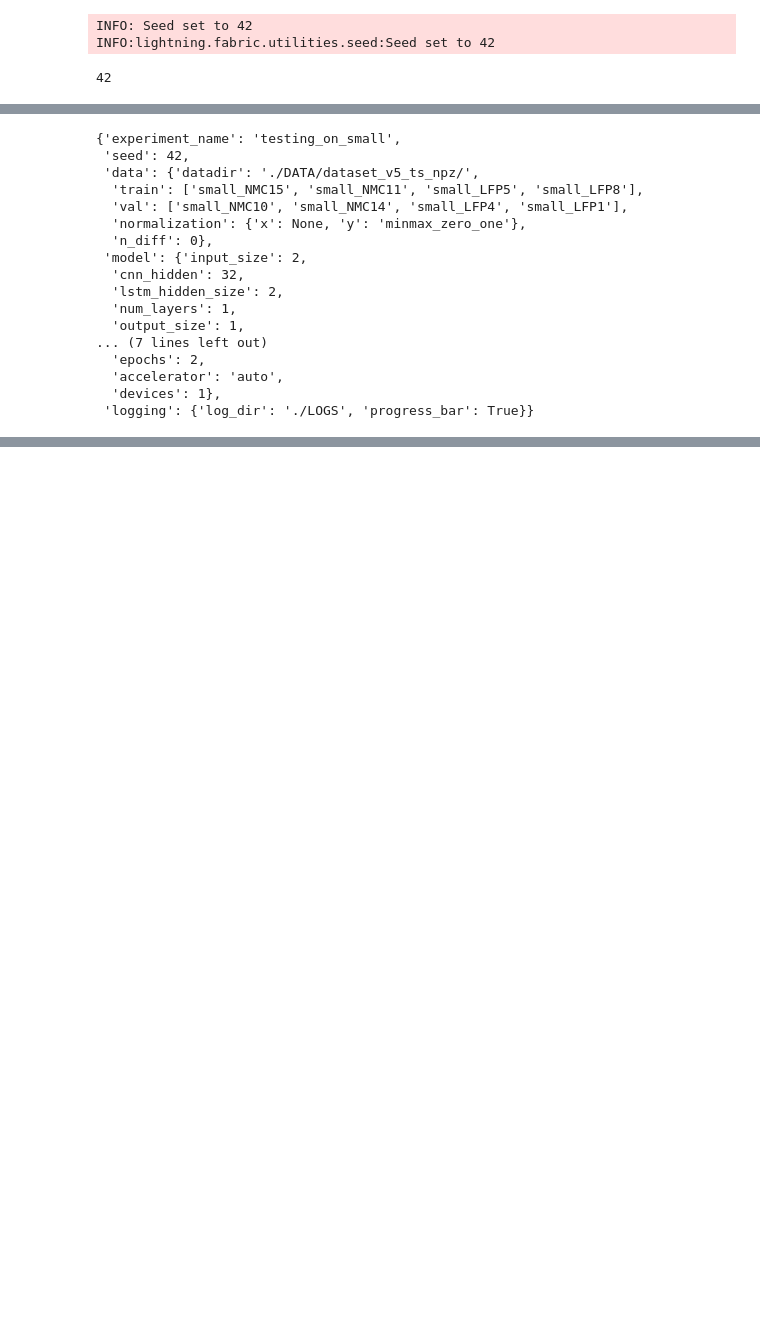
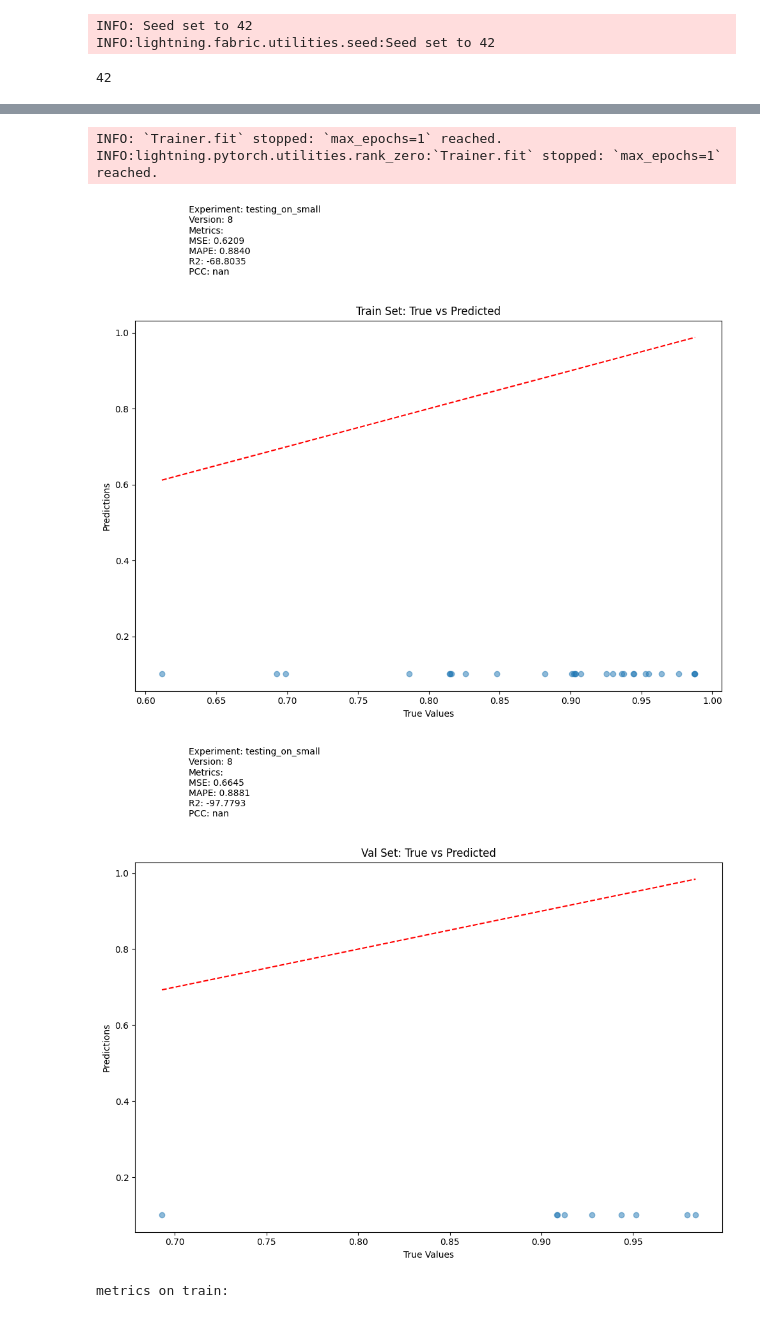
Before and after one commit to palkop11/soh-ml, a Jupyter notebook: interaction.ipynb, the cells around one changed output, grey strips where cells are left out. Cells and saved outputs as stored; diff of their text form; code cells hidden in the pictures; blank space fills up the shorter version.

```diff
--- a/interaction.ipynb
+++ b/interaction.ipynb
@@ -62,4 +56,4 @@ INFO:lightning.fabric.utilities.seed:Seed set to 42
 # pass learning.DEFAULT_CONFIG to use default config
 # or you can specify your own dictionary and run experiment using it
 # also you can pass PATH to config in .yaml format
-learning.run_experiment(learning.DEFAULT_CONFIG)
+#learning.run_experiment(learning.DEFAULT_CONFIG)
@@ -133,20 +62,0 @@ To enable the following instructions: AVX2 FMA, in other operations, rebuild Ten
-# %%
-learning.DEFAULT_CONFIG
-# %% [output]
-{'experiment_name': 'testing_on_small',
- 'seed': 42,
- 'data': {'datadir': './DATA/dataset_v5_ts_npz/',
-  'train': ['small_NMC15', 'small_NMC11', 'small_LFP5', 'small_LFP8'],
-  'val': ['small_NMC10', 'small_NMC14', 'small_LFP4', 'small_LFP1'],
-  'normalization': {'x': None, 'y': 'minmax_zero_one'},
-  'n_diff': 0},
- 'model': {'input_size': 2,
-  'cnn_hidden': 32,
-  'lstm_hidden_size': 2,
-  'num_layers': 1,
-  'output_size': 1,
-... (7 lines left out)
-  'epochs': 2,
-  'accelerator': 'auto',
-  'devices': 1},
- 'logging': {'log_dir': './LOGS', 'progress_bar': True}}
@@ -157,8 +69,15 @@ config_1 = {
 
     'data': {
         'datadir':'./DATA/dataset_v5_ts_npz/',
-        'train': ['small_NMC15', 'small_NMC11', 'small_LFP5', 'small_LFP8'],
-        'val': ['small_NMC10', 'small_NMC14', 'small_LFP4', 'small_LFP1'],
+        'train': [
+                    'small_LFP4',
+                    'small_LFP8',
+                    'small_LFP1',
+                    'small_NMC10',
+                    'small_NMC14',
+                    'small_NMC15',
+                ],
+        'val': ['small_LFP5', 'small_NMC11'],
         #'test': None, # comment this line if you do not pass test dataset
         'normalization': {'x': None, 'y': 'minmax_zero_one'},
         'n_diff': 0,
@@ -166,22 +85,22 @@ config_1 = {
 
     'model': {
         'input_size': 2,
-        'cnn_hidden': 32,
+        'cnn_hidden_dim': 32,
         'lstm_hidden_size': 32,
         'num_layers': 1,
         'output_size': 1,
         'dropout': 0.,
-        'regressor_hidden_dim': None,
+        'regressor_hidden_dim': 1024,
         'output_activation': 'sigmoid',
     },
 
     'resume_ckpt': None,
-    'loss_type': 'huber',
+    'loss_type': 'mse',
 
     'training': {
         'batch_size': 32,
         'learning_rate': 1e-3,
-        'epochs': 5,
+        'epochs': 1,
         'accelerator': 'auto',
         'devices': 1,
     },
@@ -191,3 +110,6 @@ config_1 = {
         'progress_bar': True,
     }
 }
+# %%
+learning.run_experiment(config_1)
+# %% [output]
@@ -193,0 +134,5 @@ config_1 = {
+INFO: `Trainer.fit` stopped: `max_epochs=1` reached.
+INFO:lightning.pytorch.utilities.rank_zero:`Trainer.fit` stopped: `max_epochs=1` reached.
+[figure, added]
+[figure, added]
+metrics on train:
```
Also changed, not shown: parts of 7 cells of this notebook.
